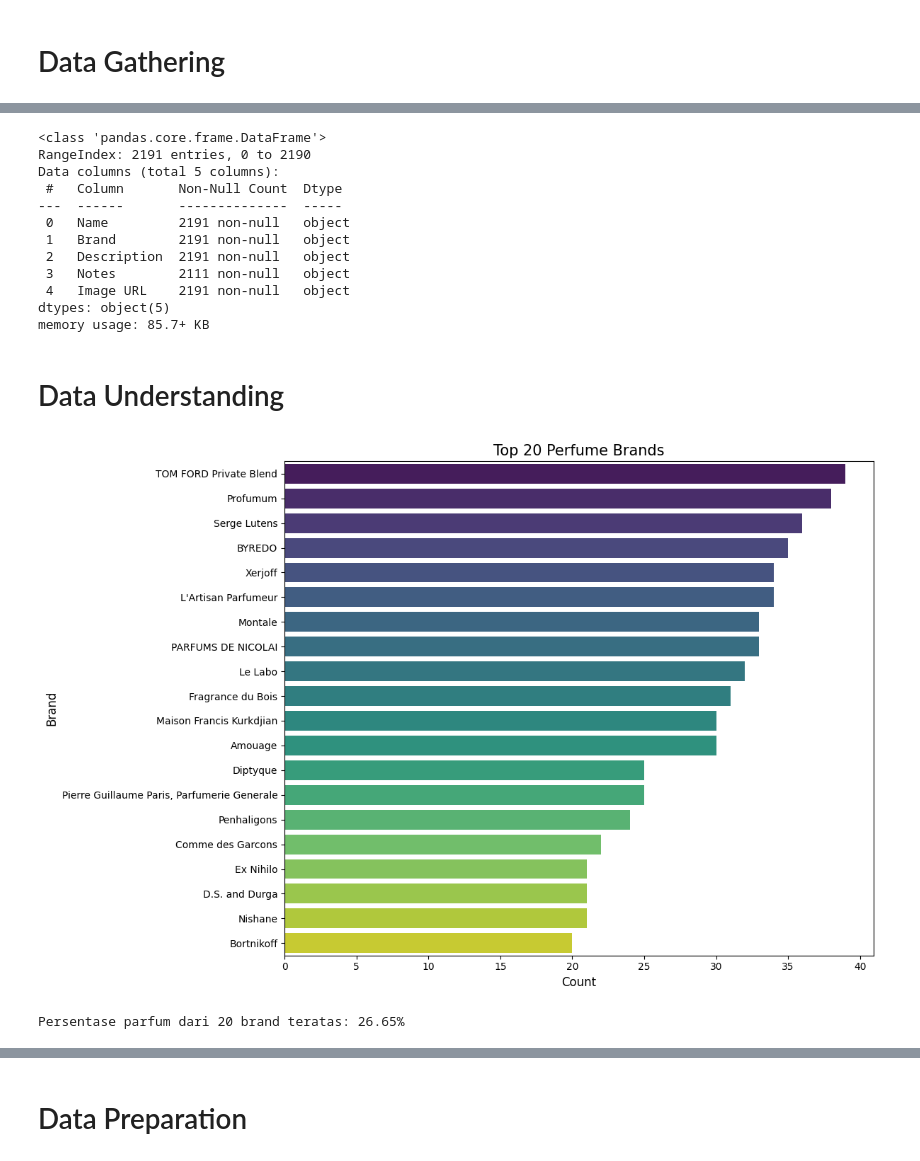
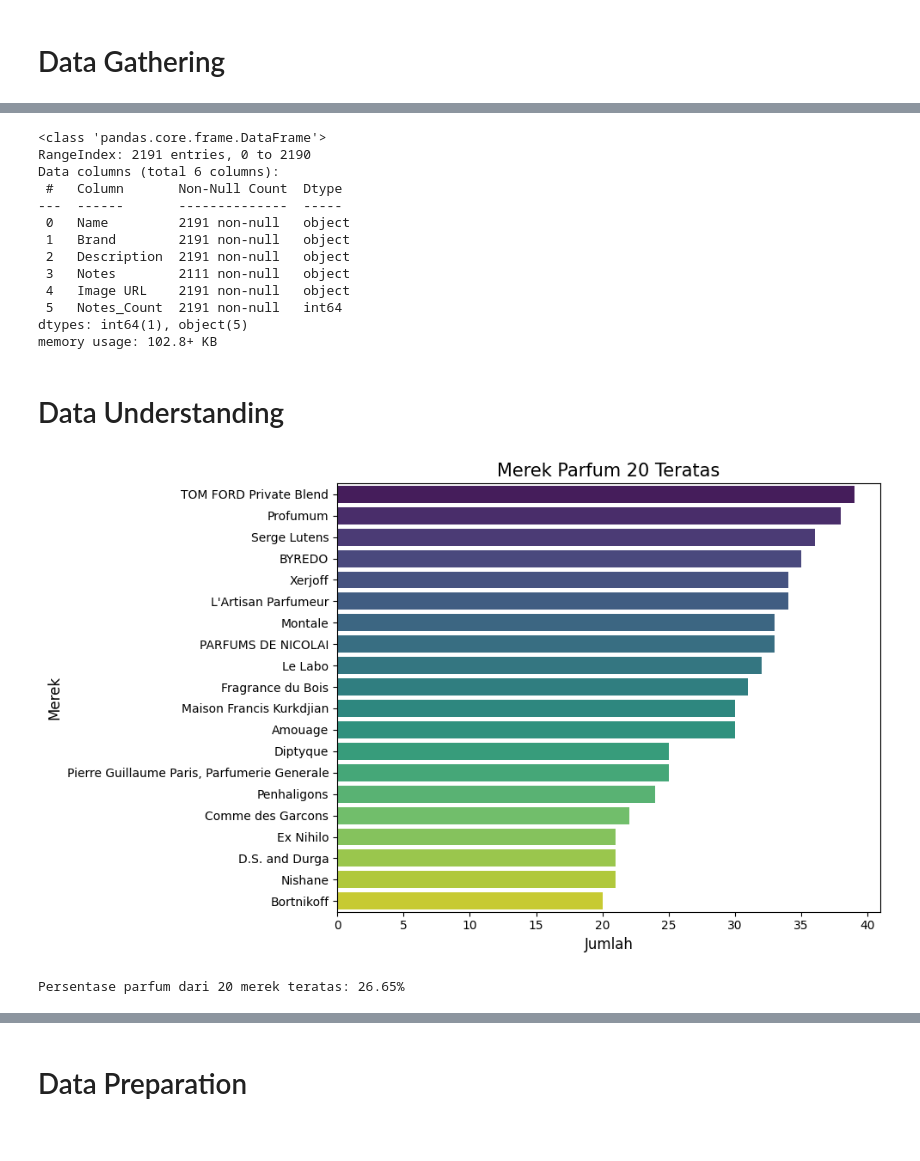
Before and after one commit to ardanngrha/perfume-recommendation-system, a Jupyter notebook: notebook.ipynb, the cells around one changed output, grey strips where cells are left out. Saved outputs shown, nothing was run; the diff lists cells and outputs as text; code cells hidden in the pictures.

```diff
--- a/notebook.ipynb
+++ b/notebook.ipynb
@@ -34,11 +37,11 @@ df.head()
 | 3 | Velvet Fantasy Eau de Parfum | Montale | Velvet Fantasy is a solar fragran... | tangerine, pink pepper, black cof... | https://static.luckyscent.com/ima... |
 | 4 | A Blvd. Called Sunset Eau de Parfum | A Lab on Fire | There's no way A Lab On Fire coul... | Bergamot, almond, violet, jasmine... | https://static.luckyscent.com/ima... |
 # %%
-df.info()
+(df.info())
 # %% [output]
 <class 'pandas.core.frame.DataFrame'>
 RangeIndex: 2191 entries, 0 to 2190
-Data columns (total 5 columns):
+Data columns (total 6 columns):
  #   Column       Non-Null Count  Dtype
 ---  ------       --------------  -----
  0   Name         2191 non-null   object
@@ -46,24 +49,25 @@ Data columns (total 5 columns):
  2   Description  2191 non-null   object
  3   Notes        2111 non-null   object
  4   Image URL    2191 non-null   object
-dtypes: object(5)
-memory usage: 85.7+ KB
+ 5   Notes_Count  2191 non-null   int64
+dtypes: int64(1), object(5)
+memory usage: 102.8+ KB
 # %% [markdown]
 # Data Understanding
 # %%
 # Menampilkan distribusi merek parfum teratas
-plt.figure(figsize=(12, 8))
+plt.figure(figsize=(10, 6))
 brand_counts = df['Brand'].value_counts().head(20)
 sns.barplot(x=brand_counts.values, y=brand_counts.index, hue=brand_counts.index, palette='viridis', legend=False)
-plt.title('Top 20 Perfume Brands', fontsize=15)
-plt.xlabel('Count', fontsize=12)
-plt.ylabel('Brand', fontsize=12)
+plt.title('Merek Parfum 20 Teratas', fontsize=15)
+plt.xlabel('Jumlah', fontsize=12)
+plt.ylabel('Merek', fontsize=12)
 plt.tight_layout()
 plt.show()
 
 # Menghitung persentase dari total untuk brand terpopuler
 top_brands_percentage = (brand_counts.sum() / len(df)) * 100
-print(f"Persentase parfum dari 20 brand teratas: {top_brands_percentage:.2f}%")
+print(f"Persentase parfum dari 20 merek teratas: {top_brands_percentage:.2f}%")
 # %% [output]
-[figure, old version]
+[figure, new version]
-Persentase parfum dari 20 brand teratas: 26.65%
+Persentase parfum dari 20 merek teratas: 26.65%
```
Also changed, not shown: parts of 34 cells of this notebook, 2 other files.
